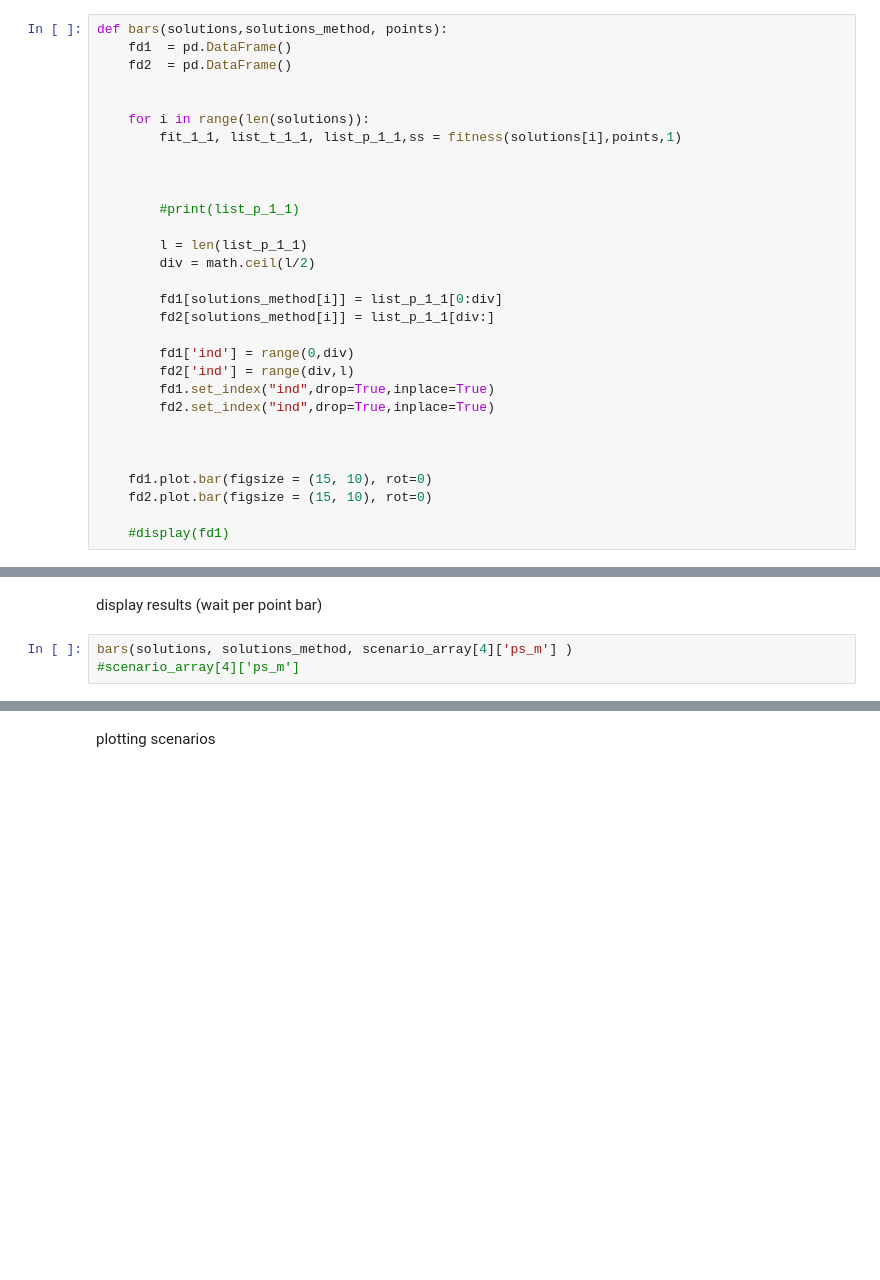
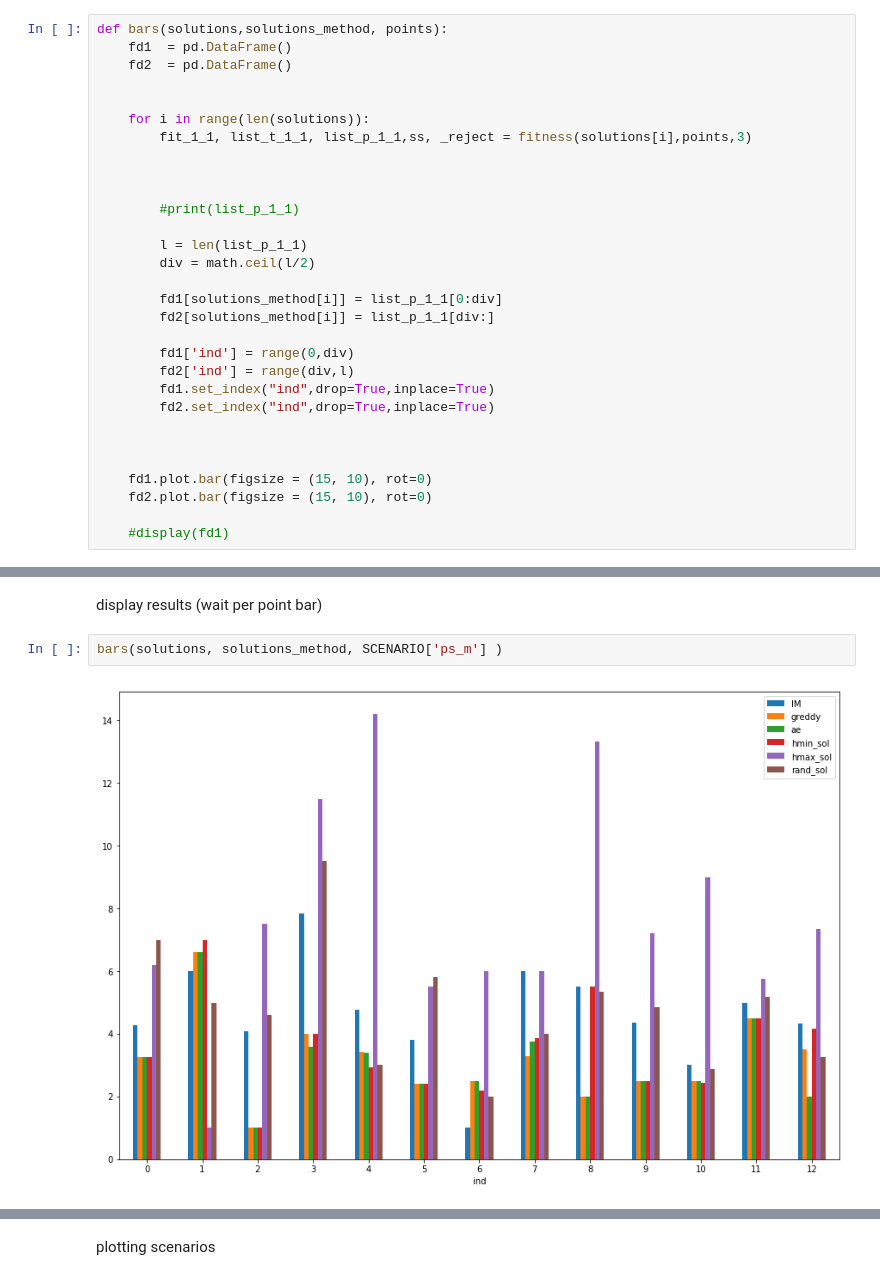
Before and after one commit to jonathan-murana/bus-generator, a Jupyter notebook: bus.ipynb, the cells around one changed output, grey strips where cells are left out. Saved outputs shown, nothing was run; the diff lists cells and outputs as text; blank space fills up the shorter version.

```diff
--- a/bus.ipynb
+++ b/bus.ipynb
@@ -1605,7 +1677,7 @@ def bars(solutions,solutions_method, points):
 
 
     for i in range(len(solutions)):
-        fit_1_1, list_t_1_1, list_p_1_1,ss = fitness(solutions[i],points,1)
+        fit_1_1, list_t_1_1, list_p_1_1,ss, _reject = fitness(solutions[i],points,3)
 
 
 
@@ -1836,5 +2075,6 @@ histogram(solutions, solutions_method,  scenario_array[10]['ps_m'],3)
 # %% [markdown]
 display results (wait per point bar)
 # %%
-bars(solutions, solutions_method, scenario_array[4]['ps_m'] )
-#scenario_array[4]['ps_m']
+bars(solutions, solutions_method, SCENARIO['ps_m'] )
+# %% [output]
+[figure, added]
```
Also changed, not shown: parts of 28 cells of this notebook, 49 other files.
